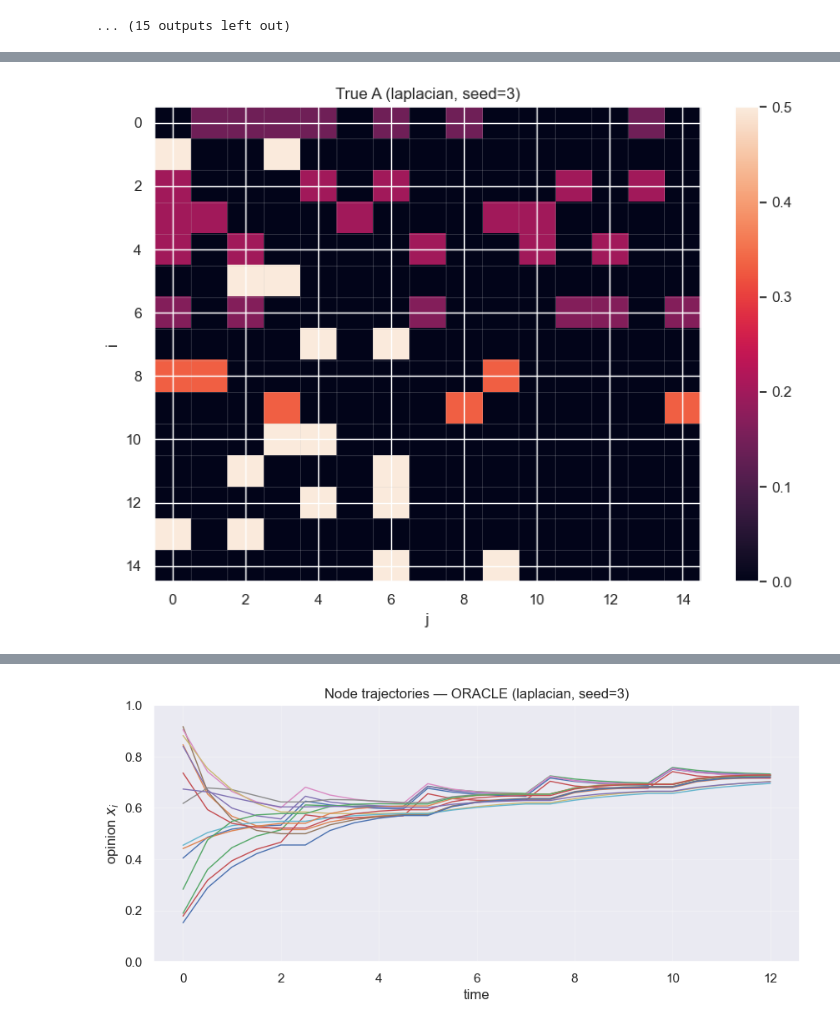
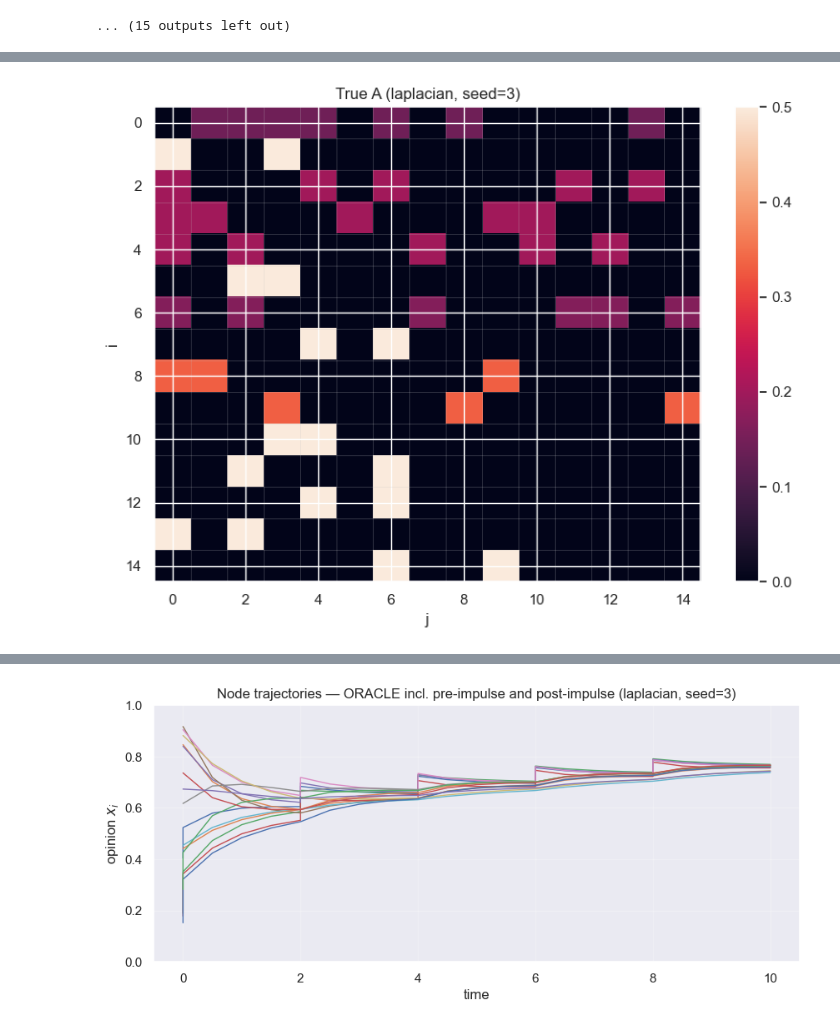
Before and after one commit to mariusdgm/unknown_graph_networks, a Jupyter notebook: opinion_dynamics/experiments/test_multiseed_all_propagation_methods_nocontrol_singlecampaign_random_inits_uniform_cached_oracle.ipynb, the cells around one changed output, grey strips where cells are left out. Drawn from its saved outputs; the diff is of its cells as text; code cells hidden in the pictures.

```diff
--- a/opinion_dynamics/experiments/test_multiseed_all_propagation_methods_nocontrol_singlecampaign_random_inits_uniform_cached_globals_and_cache_state_dependent_control.ipynb
+++ b/opinion_dynamics/experiments/test_multiseed_all_propagation_methods_nocontrol_singlecampaign_random_inits_uniform_cached_oracle.ipynb
@@ -552,6 +686,11 @@ B_CAMPAIGN = 1.0
 LEARN_NUM_CAMPAIGNS = 1
 EVAL_NUM_CAMPAIGNS = 5
 NUM_REPEATS = 100
+
+# Aligned evaluation convention.
+# Controlled policies act at campaign 0 from the common x0_eval.
+# Set this True only for an explicit passive-first-campaign ablation.
+EVAL_ZERO_FIRST_CAMPAIGN = False
 
 # Data/init settings
 INIT_MODE = "uniform"
@@ -1444,10 +1600,20 @@ for DYNAMICS in list(art_by_dyn.keys()):
         K_total,
         B_CAMPAIGN,
         device="cpu",
+        zero_first_campaign=EVAL_ZERO_FIRST_CAMPAIGN,
     )
-    or_out = rollout_with_v_intermediate(env_or, x0_eval, K_total, B_CAMPAIGN, v_true)
-    nc_out = rollout_with_v_intermediate(env_nc, x0_eval, K_total, B_CAMPAIGN, None)
-    uni_out = rollout_with_uniform_intermediate(env_uni, x0_eval, K_total, B_CAMPAIGN)
+    or_out = rollout_with_v_intermediate(
+        env_or, x0_eval, K_total, B_CAMPAIGN, v_true,
+        zero_first_campaign=EVAL_ZERO_FIRST_CAMPAIGN,
+    )
+    nc_out = rollout_with_v_intermediate(
+        env_nc, x0_eval, K_total, B_CAMPAIGN, None,
+        zero_first_campaign=EVAL_ZERO_FIRST_CAMPAIGN,
+    )
+    uni_out = rollout_with_uniform_intermediate(
+        env_uni, x0_eval, K_total, B_CAMPAIGN,
+        zero_first_campaign=EVAL_ZERO_FIRST_CAMPAIGN,
+    )
 
     order = np.argsort(v_true)
     ranks = np.empty_like(order, dtype=float)
@@ -1460,32 +1626,71 @@ for DYNAMICS in list(art_by_dyn.keys()):
         repeat_seed=seed_to_plot + 999_999,
         initial_opinions=x0_eval,
     )
-    anti_out = rollout_with_v_intermediate(env_anti, x0_eval, K_total, B_CAMPAIGN, v_anti)
+    anti_out = rollout_with_v_intermediate(
+        env_anti, x0_eval, K_total, B_CAMPAIGN, v_anti,
+        zero_first_campaign=EVAL_ZERO_FIRST_CAMPAIGN,
+    )
+
+    # Boundary-level states for checks and summary plots
+    states_learn_eval = np.asarray(le_out["states"], dtype=float)
+    states_or_eval = np.asarray(or_out["states"], dtype=float)
+    states_nc_eval = np.asarray(nc_out["states"], dtype=float)
+    states_anti_eval = np.asarray(anti_out["states"], dtype=float)
+    states_uni_eval = np.asarray(uni_out["states"], dtype=float)
 
     dt = float(getattr(env_template, "t_s", 1.0))
-    eps_t = 1e-6
+    t_campaign = float(getattr(env_template, "t_campaign", dt))
+    desired_opinion = float(getattr(env_template, "desired_opinion", 1.0))
 
-    X_le, T_le = concat_intermediate(le_out["intermediate_states_list"], le_out["intermediate_times_list"], dt=dt)
-    X_or, T_or = concat_intermediate(or_out["intermediate_states_list"], or_out["intermediate_times_list"], dt=dt)
+    X_le, T_le = build_augmented_campaign_trajectory(
+        states_learn_eval,
+        np.asarray(le_out["actions"], dtype=float),
+        le_out["intermediate_states_list"],
+        desired_opinion=desired_opinion,
+        dt=dt,
+        t_campaign=t_campaign,
+    )
+    X_or, T_or = build_augmented_campaign_trajectory(
+        states_or_eval,
+        np.asarray(or_out["actions"], dtype=float),
+        or_out["intermediate_states_list"],
+        desired_opinion=desired_opinion,
+        dt=dt,
+        t_campaign=t_campaign,
+    )
 
-    # Prepend the COMMON pre-impulse initial state x0_eval.
-    # Shift the fine-grained post-impulse times by a tiny epsilon so the jump is visible.
-    X_le = np.vstack([x0_eval[None, :], X_le])
-    T_le = np.concatenate([[0.0], np.asarray(T_le, dtype=float) + eps_t])
-
-    X_or = np.vstack([x0_eval[None, :], X_or])
-    T_or = np.concatenate([[0.0], np.asarray(T_or, dtype=float) + eps_t])
+    print("\n=== AUGMENTED TIME GRID CHECK ===")
+    print(f"dt/t_s={dt}, t_campaign={t_campaign}, campaigns={K_total}")
+    print("learned: T[0], T[-1], monotone:", float(T_le[0]), float(T_le[-1]), bool(np.all(np.diff(T_le) >= -1e-9)))
+    print("oracle : T[0], T[-1], monotone:", float(T_or[0]), float(T_or[-1]), bool(np.all(np.diff(T_or) >= -1e-9)))
+    print("expected final campaign time:", float(K_total * t_campaign))
 
     plot_impulse_node_trajectories(
         X_or,
         T_or,
-        title=f"Node trajectories — ORACLE ({DYNAMICS}, seed={seed_to_plot})",
+        title=f"Node trajectories — ORACLE incl. pre-impulse and post-impulse ({DYNAMICS}, seed={seed_to_plot})",
     )
     plot_impulse_node_trajectories(
         X_le,
         T_le,
-        title=f"Node trajectories — LEARNED state-dependent control ({DYNAMICS}, seed={seed_to_plot})",
+        title=f"Node trajectories — LEARNED state-dependent control incl. pre-impulse and post-impulse ({DYNAMICS}, seed={seed_to_plot})",
     )
+
+    print("\n=== FAIRNESS CONVENTION ===")
+    print("EVAL_ZERO_FIRST_CAMPAIGN:", EVAL_ZERO_FIRST_CAMPAIGN)
+    print("campaign-0 action sums:",
+          "learned=", float(np.asarray(le_out["actions"])[0].sum()),
+          "oracle=", float(np.asarray(or_out["actions"])[0].sum()),
+          "uniform=", float(np.asarray(uni_out["actions"])[0].sum()),
+          "nocontrol=", float(np.asarray(nc_out["actions"])[0].sum()))
+    print("campaign-0 action L_inf learned-oracle:",
+          float(np.max(np.abs(np.asarray(le_out["actions"])[0] - np.asarray(or_out["actions"])[0]))))
+
+    print("\n=== INITIAL-STATE / IMPULSE CHECK ===")
+    print("L_inf(common x0_eval - learned boundary state[0]):", float(np.max(np.abs(x0_eval - states_learn_eval[0]))))
+    print("L_inf(common x0_eval - oracle boundary state[0]):", float(np.max(np.abs(x0_eval - states_or_eval[0]))))
+    print("L_inf(learned boundary state[0] - oracle boundary state[0]):", float(np.max(np.abs(states_learn_eval[0] - states_or_eval[0]))))
+    print("Note: fine-grained plots include the common pre-impulse state, the immediate post-impulse state, and then the propagation substeps.")
 
     print("\n=== CENTRALITY COMPARISON (by node index) ===")
     print("L1(v_hat_final - v_true):", float(np.sum(np.abs(v_hat_final - v_true))))
@@ -1516,12 +1721,6 @@ for DYNAMICS in list(art_by_dyn.keys()):
     plt.xticks(idx)
     plt.grid(True, alpha=0.3)
     plt.show()
-
-    states_learn_eval = np.asarray(le_out["states"], dtype=float)
-    states_or_eval = np.asarray(or_out["states"], dtype=float)
-    states_nc_eval = np.asarray(nc_out["states"], dtype=float)
-    states_anti_eval = np.asarray(anti_out["states"], dtype=float)
-    states_uni_eval = np.asarray(uni_out["states"], dtype=float)
 
     mean_learn = states_learn_eval.mean(axis=1)
     mean_or = states_or_eval.mean(axis=1)
@@ -1578 +1782 @@ has_singleton_sink: False
-[figure, old version]
+[figure, new version]
```
Also changed, not shown: parts of 7 cells of this notebook, 4 other files.
